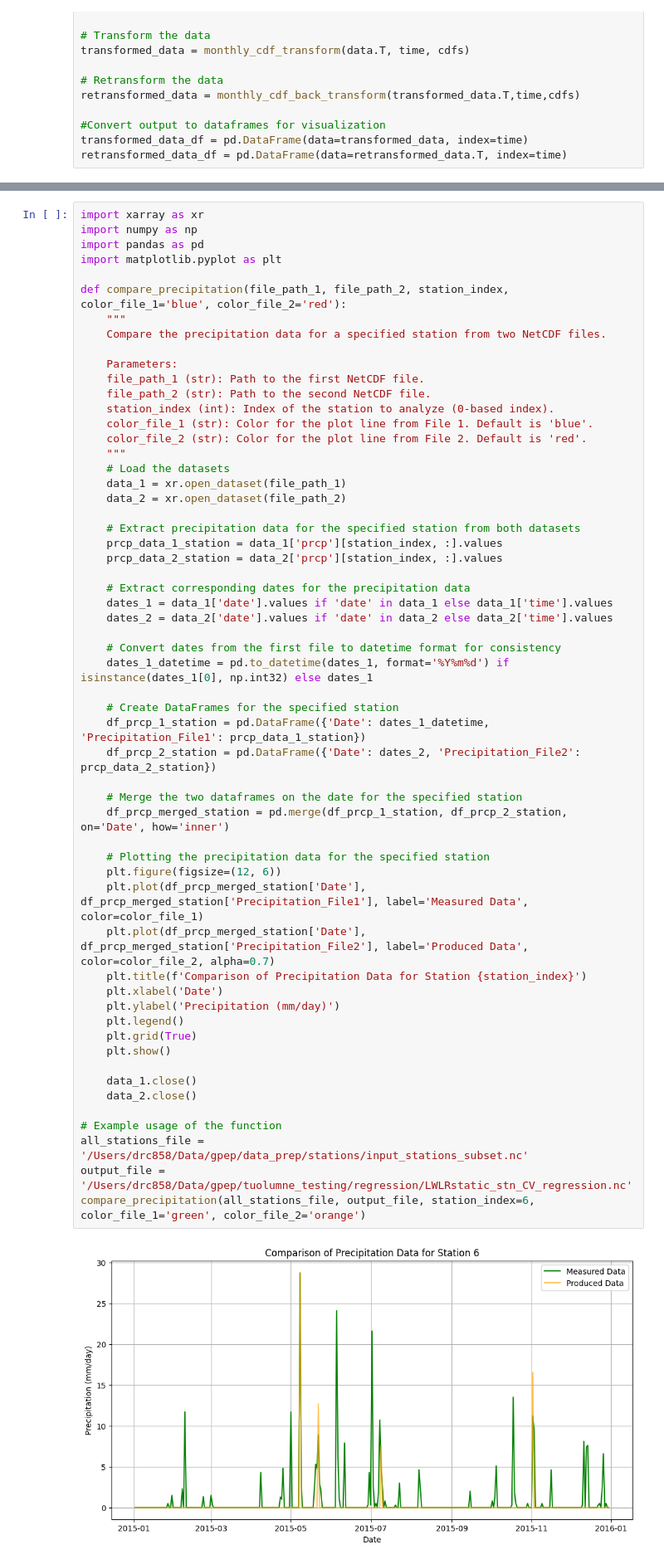
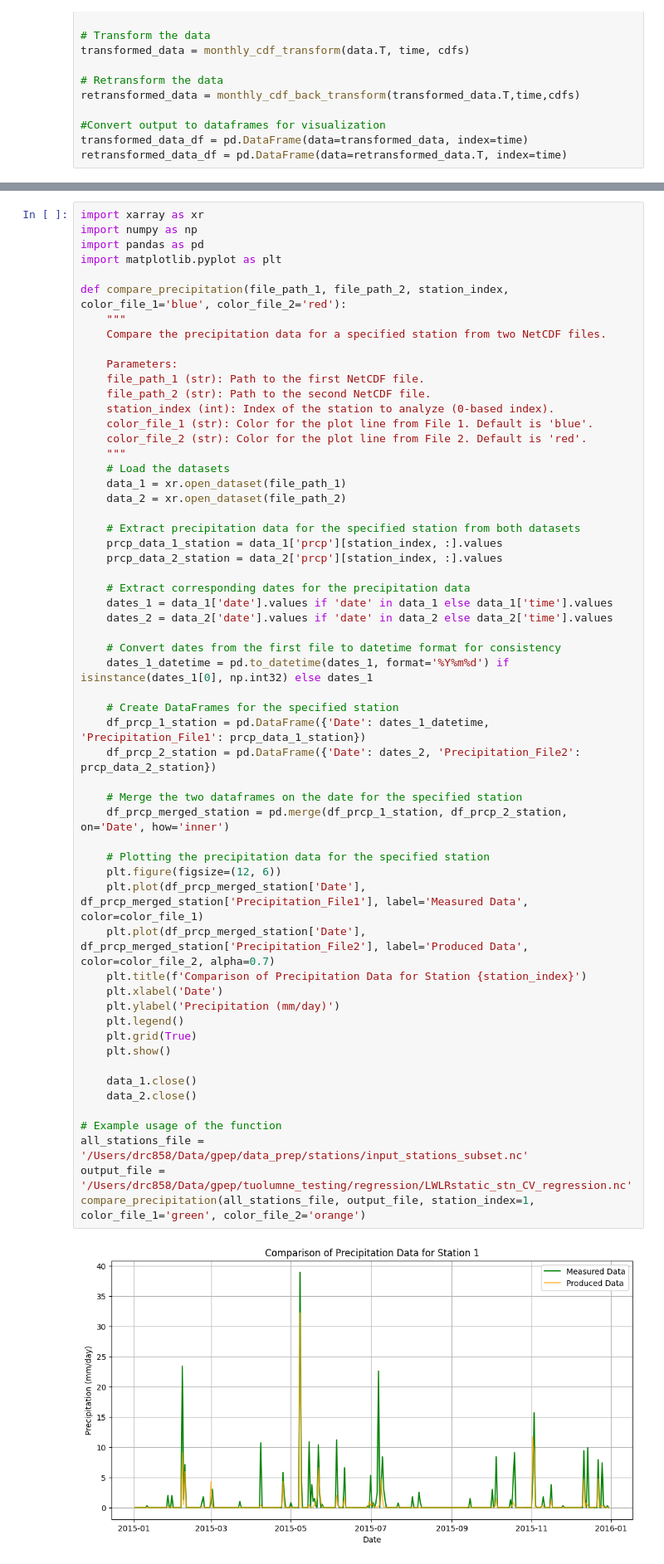
Before and after one commit to NCAR/GPEP, a Jupyter notebook: tools/empirical_cdf.ipynb, the cells around one changed output, grey strips where cells are left out. Shown at 83% size. Drawn from its saved outputs; the diff is of its cells as text.

```diff
--- a/tools/empirical_cdf.ipynb
+++ b/tools/empirical_cdf.ipynb
@@ -399,32 +399,32 @@ def compare_precipitation(file_path_1, file_path_2, station_index, color_file_1=
     dates_2 = data_2['date'].values if 'date' in data_2 else data_2['time'].values
 
     # Convert dates from the first file to datetime format for consistency
     dates_1_datetime = pd.to_datetime(dates_1, format='%Y%m%d') if isinstance(dates_1[0], np.int32) else dates_1
 
     # Create DataFrames for the specified station
     df_prcp_1_station = pd.DataFrame({'Date': dates_1_datetime, 'Precipitation_File1': prcp_data_1_station})
     df_prcp_2_station = pd.DataFrame({'Date': dates_2, 'Precipitation_File2': prcp_data_2_station})
 
     # Merge the two dataframes on the date for the specified station
     df_prcp_merged_station = pd.merge(df_prcp_1_station, df_prcp_2_station, on='Date', how='inner')
 
     # Plotting the precipitation data for the specified station
     plt.figure(figsize=(12, 6))
     plt.plot(df_prcp_merged_station['Date'], df_prcp_merged_station['Precipitation_File1'], label='Measured Data', color=color_file_1)
     plt.plot(df_prcp_merged_station['Date'], df_prcp_merged_station['Precipitation_File2'], label='Produced Data', color=color_file_2, alpha=0.7)
     plt.title(f'Comparison of Precipitation Data for Station {station_index}')
     plt.xlabel('Date')
     plt.ylabel('Precipitation (mm/day)')
     plt.legend()
     plt.grid(True)
     plt.show()
 
     data_1.close()
     data_2.close()
 
 # Example usage of the function
 all_stations_file = '/Users/drc858/Data/gpep/data_prep/stations/input_stations_subset.nc'
 output_file = '/Users/drc858/Data/gpep/tuolumne_testing/regression/LWLRstatic_stn_CV_regression.nc'
-compare_precipitation(all_stations_file, output_file, station_index=6, color_file_1='green', color_file_2='orange')
+compare_precipitation(all_stations_file, output_file, station_index=1, color_file_1='green', color_file_2='orange')
 # %% [output]
-[figure, old version]
+[figure, new version]
```
Also changed, not shown: 3 other files.
